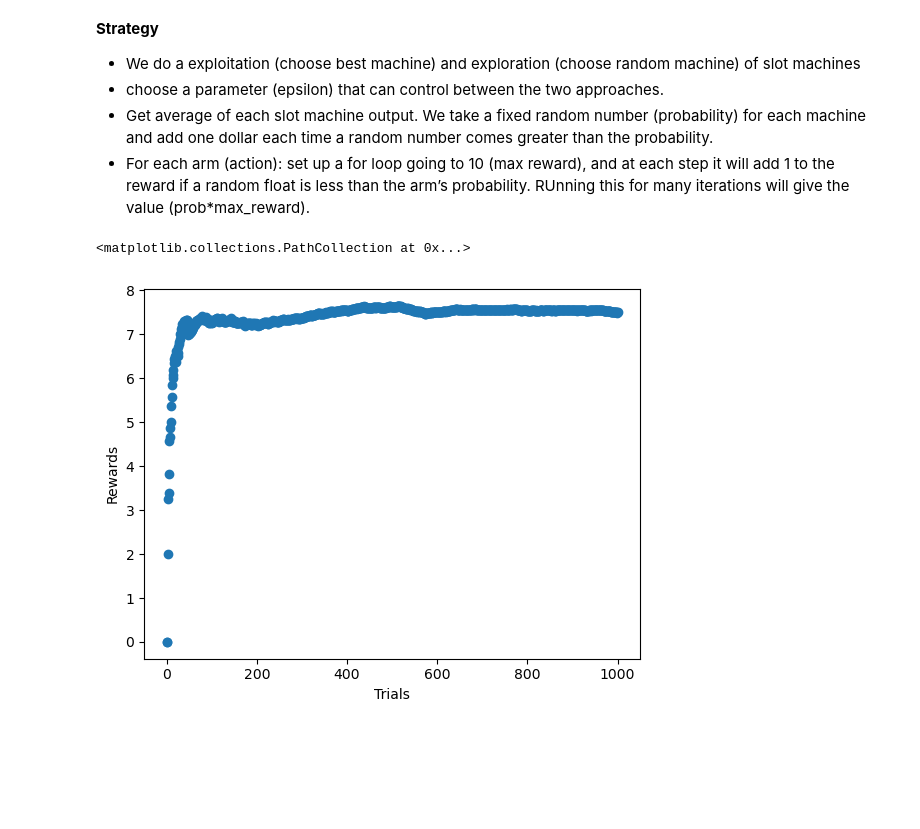
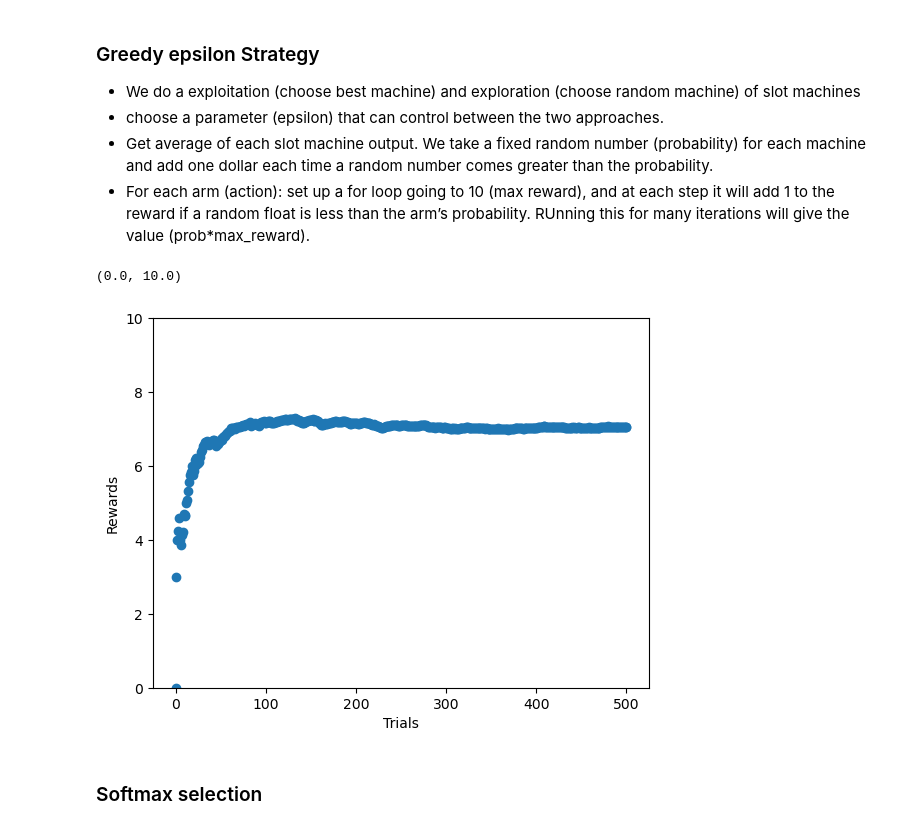
Before and after one commit to ansingh16/Deep_RL, a Jupyter notebook: Deep_RL.ipynb, the cells around one changed output. Cells and saved outputs as stored; diff of their text form; code cells hidden in the pictures; blank space fills up the shorter version.

```diff
--- a/Deep_RL.ipynb
+++ b/Deep_RL.ipynb
@@ -9,7 +9,7 @@ give you a reward between $0 and $10. Oh, by the way, keep this to yourself, but
 10 slot machines each have a different average payout, so try to figure out which one
 gives the most rewards on average, and you’ll be making tons of cash!”
 # %% [markdown]
-**Strategy**
+### Greedy epsilon Strategy
 
 - We do a exploitation (choose best machine) and exploration (choose random machine) of slot machines
 - choose a parameter (epsilon) that can control between the two approaches.
@@ -29,7 +29,7 @@ prob_a = np.random.rand(N)
 # get reward for an arm with given probability
 def get_reward(prob, max_reward=10):
     reward = 0
-    for i in range(max_reward):
+    for _ in range(max_reward):
         if np.random.random() < prob:
             reward += 1
     return reward
@@ -63,36 +63,37 @@ def choose_arm(record,epsilon):
 import matplotlib.pyplot as plt
 
 # number of iterations
-iterations = 1000
+iterations = 500
 
 # epsilon for exploration
 epsilon = 0.2
 
 # record array with shape (N,2)
 # col1: the number of times each arm has been pulled
 # col2: the total reward for each arm
 record = np.zeros((N,2))
 
 
 fig,ax = plt.subplots(1,1)
 ax.set_xlabel(r'Trials')
 ax.set_ylabel(r'Rewards')
 
 rewards=[0]
 # loop over iterations
 for i in range(iterations):
     # choose an arm to pull
     a = choose_arm(record,epsilon)
-
     # get the reward for the chosen arm
     reward_i = get_reward(prob_a[a])
-
     # update the reward for the chosen arm
     record = update_reward(record,a,reward_i)
     mean_reward = ((i+1) * rewards[-1] + reward_i)/(i+2)
     rewards.append(mean_reward)
 
 ax.scatter(np.arange(len(rewards)),rewards)
+ax.set_ylim(0,10)
 # %% [output]
-<matplotlib.collections.PathCollection at 0x...>
+(0.0, 10.0)
-[figure, old version]
+[figure, new version]
+# %% [markdown]
+### Softmax selection
```
Also changed, not shown: parts of 7 cells of this notebook, 9 other files.
